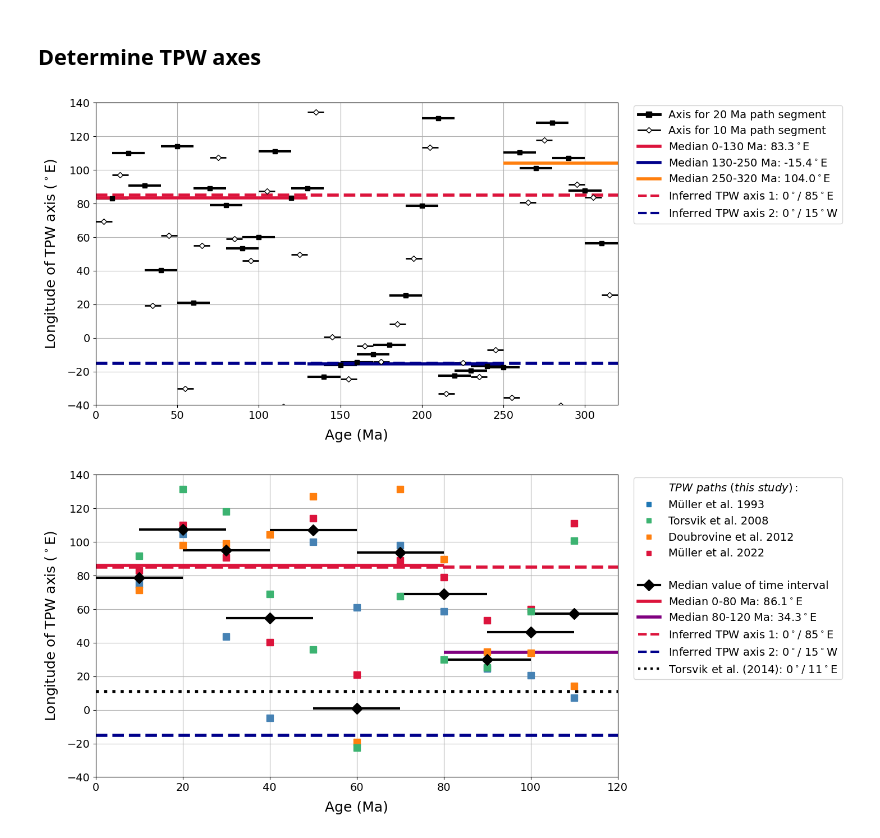
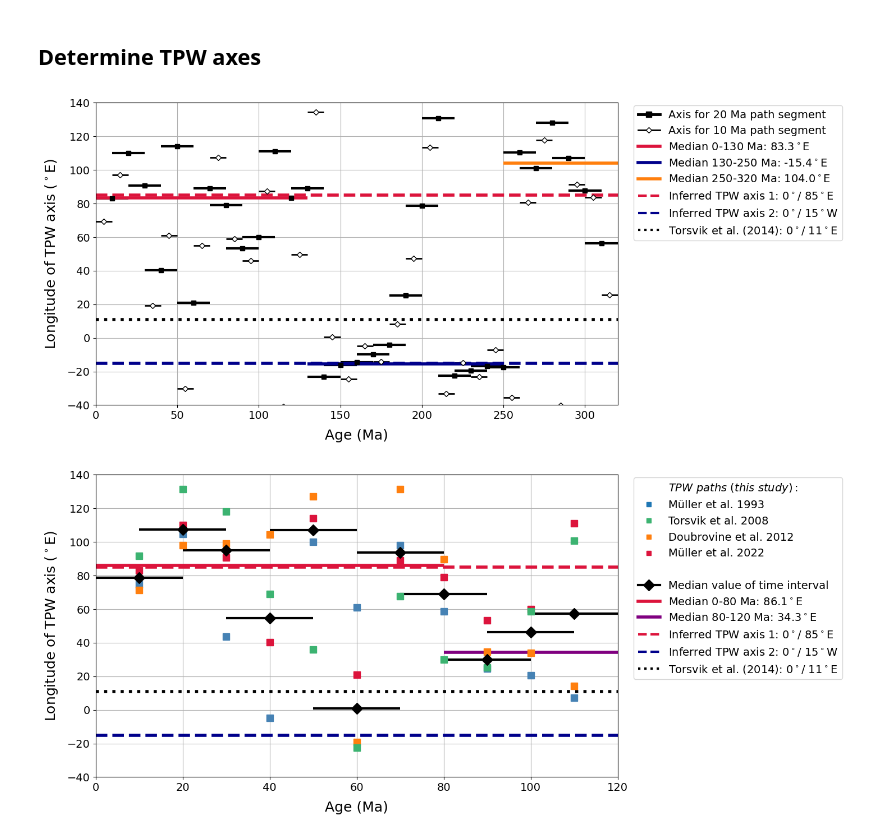
Before and after one commit to bramvaes/TPW, a Jupyter notebook: TPW.ipynb, the cells around one changed output. Cells and saved outputs as stored; diff of their text form; code cells hidden in the pictures.

```diff
--- a/TPW.ipynb
+++ b/TPW.ipynb
@@ -502,6 +536,15 @@ for k in range(len(rot_APWP)-1):
     if k==0:
         rates.append(angle[0]/delta_t)
 
+# compute APW rates
+APW_rates = []
+for k in range(len(df)-1):
+    angle = pmag.angle([df['lon'][k],df['lat'][k]],[df['lon'][k+1],df['lat'][k+1]])
+    #angle = pmag.angle([gapwap_df['lon'][k],gapwap_df['lat'][k]],[gapwap_df['lon'][k+1],gapwap_df['lat'][k+1]])
+    APW_rates.append(angle[0]/dt)
+    if k==0:
+        APW_rates.append(angle[0]/dt)
+
 # compute rates for MPWP
 MPWP_rates = []
 for k in range(len(MPWP_lons)-1):
@@ -515,17 +558,18 @@ for k in range(len(MPWP_lons)-1):
     #print(angle[0],MPWP_ages[k+1],MPWP_ages[k],delta_t,angle[0]/delta_t)
 
 # compute rates per 10 Ma interval
-MPWP_rates_10 = []
-for k in range(len(MPWP_lons)-1):
-    if k % 2 == 0:
-        angle = pmag.angle([MPWP_lons[k],MPWP_lats[k]],[MPWP_lons[k+2],MPWP_lats[k+2]])
+if frame == 'M22':
+    MPWP_rates_10 = []
+    for k in range(len(MPWP_lons)-1):
+        if k % 2 == 0:
+            angle = pmag.angle([MPWP_lons[k],MPWP_lats[k]],[MPWP_lons[k+2],MPWP_lats[k+2]])
 
-        # use effective age
-        delta_t = MPWP_ages[k+2]-MPWP_ages[k]
-        MPWP_rates_10.append(angle[0]/delta_t)
-        if k==0:
+            # use effective age
+            delta_t = MPWP_ages[k+2]-MPWP_ages[k]
             MPWP_rates_10.append(angle[0]/delta_t)
-        #print(angle[0],MPWP_ages[k],MPWP_ages[k+2],delta_t,angle[0]/delta_t)
+            if k==0:
+                MPWP_rates_10.append(angle[0]/delta_t)
+            #print(angle[0],MPWP_ages[k],MPWP_ages[k+2],delta_t,angle[0]/delta_t)
 # %% [markdown]
 ## Plot APW wander rates
 # %%
@@ -642,37 +690,40 @@ for k in range(len(rot_APWP)-1):
 
     axis2 = int_lon + 90
     if axis2 > 135:
         axis2 = axis2 - 180
     axes2.append(axis2)
 
 # plot ------
 fignum=7
 plt.figure(num=fignum,figsize=(12,7),facecolor='white',dpi=100)
 plt.errorbar(range(10,t_max,10),axes,yerr=[0]*len(axes),xerr=[10]*len(axes),color='k',fmt='s',markeredgecolor='k',ecolor='k',elinewidth=3,capsize=4,capthick=0,markersize=6,linestyle=None)
 plt.errorbar(range(5,t_max+5,10),axes2,yerr=[0]*len(axes2),xerr=[5]*len(axes2),color='white',fmt='D',markeredgecolor='k',ecolor='k',elinewidth=2,capsize=3,capthick=0,markersize=5,linestyle=None)
 plt.hlines(-15,0,320,lw=4,color='darkblue',ls='--')
 plt.hlines(85,0,320,lw=4,color='crimson',ls='--')
 plt.hlines(np.median(axes[0:13]),0,130,lw=4,color='crimson',ls='-')
 plt.hlines(np.median(axes[13:25]),130,250,lw=4,color='darkblue',ls='-')
-plt.hlines(np.median(axes[25:31]),250,320,lw=4,color='tab:orange',ls='-')
+plt.hlines(np.median(axes[25:]),250,t_max,lw=4,color='tab:orange',ls='-')
+plt.hlines(11,0,320,lw=4,color='k',ls=':')
 plt.ylim([-40,140])
-plt.xlim([0,320])
+plt.xlim([0,t_max])
 plt.tick_params(labelsize=14)
 plt.grid(which='major',axis='both')
 legend_elements = [Line2D([0], [0], marker='s', color='k',ls='-',markerfacecolor='k',mec='k',markersize=7,lw=3.5,label='Axis for 20 Ma path segment'),
                    Line2D([0], [0], marker='D', color='k',ls='-',markerfacecolor='white',mec='k',markersize=5,lw=2,label='Axis for 10 Ma path segment'),
                    Line2D([0], [0], color='crimson', label='Median 0-130 Ma: %1.1f$^\circ$E' % np.median(axes[0:13]),lw=4),
                    Line2D([0], [0], color='darkblue', linestyle='-',label='Median 130-250 Ma: %1.1f$^\circ$E' % np.median(axes[13:25]),lw=4),
                    Line2D([0], [0], color='tab:orange', linestyle='-',label='Median 250-320 Ma: %1.1f$^\circ$E' % np.median(axes[25:]),lw=4),
                   Line2D([0], [0], color='crimson', ls='--',label='Inferred TPW axis 1: 0$^\circ$/ 85$^\circ$E',lw=3),
-                  Line2D([0], [0], color='darkblue', ls='--',label='Inferred TPW axis 2: 0$^\circ$/ 15$^\circ$W',lw=3)]
+                  Line2D([0], [0], color='darkblue', ls='--',label='Inferred TPW axis 2: 0$^\circ$/ 15$^\circ$W',lw=3),
+                  Line2D([0], [0], color='k', ls=':',label='Torsvik et al. (2014): 0$^\circ$/ 11$^\circ$E',lw=3)]
 plt.legend(bbox_to_anchor=(1.02, 1.01),fontsize=14, handles=legend_elements,frameon=True)
 plt.xlabel('Age (Ma)',fontsize=18,labelpad=10)
 plt.ylabel('Longitude of TPW axis ($^\circ$E)',fontsize=18,labelpad=10)
 plt.savefig('TPW_axis.png',bbox_inches='tight',facecolor='white',dpi=300)
+plt.savefig('TPW_axis.svg',bbox_inches='tight',facecolor='white',dpi=300)
 plt.show()
 # %% [output]
-[figure, old version]
+[figure, new version]
 # %%
 for k in range(12):
         angle_M22 = pmag.angle([TPWPs['lon_M22'][k],TPWPs['lat_M22'][k]],[TPWPs['lon_M22'][k+1],TPWPs['lat_M22'][k+1]])
```
Also changed, not shown: parts of 17 cells of this notebook, 1 other file.
